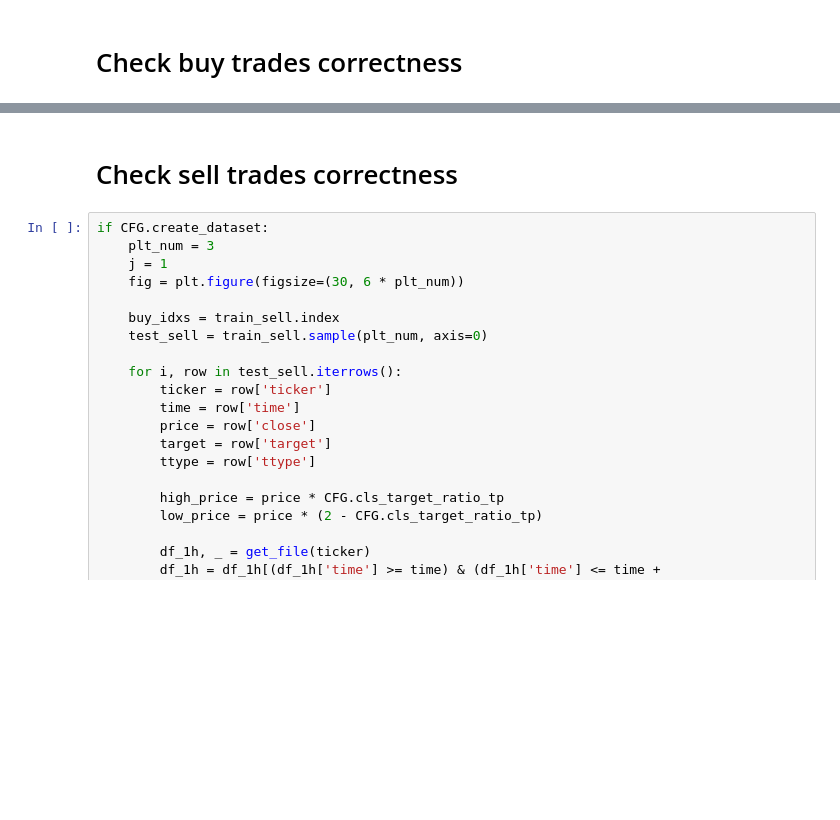
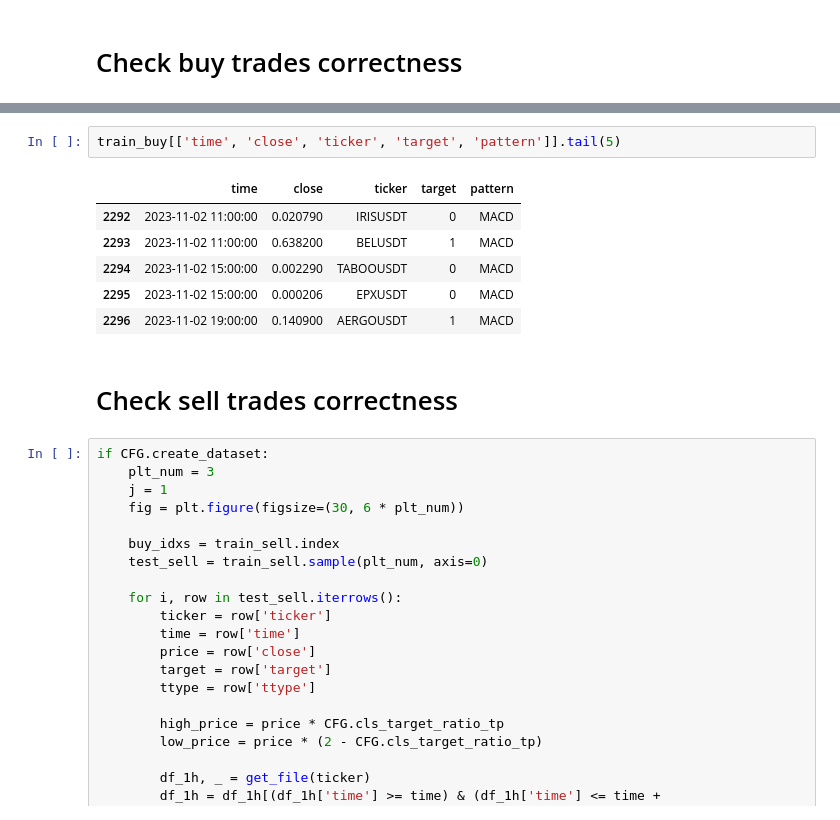
Before and after one commit to beatwad/sigbot, a Jupyter notebook: sigbot/ml/train_model.ipynb, the cells around one changed output, grey strips where cells are left out. Saved outputs shown, nothing was run; the diff lists cells and outputs as text; blank space fills up the shorter version.

```diff
--- a/sigbot/ml/train_model.ipynb
+++ b/sigbot/ml/train_model.ipynb
@@ -425,3 +430,12 @@ if CFG.create_dataset:
+# %%
+train_buy[['time', 'close', 'ticker', 'target', 'pattern']].tail(5)
+# %% [output]
+|  | time | close | ticker | target | pattern |
+| 2292 | 2023-11-02 11:00:00 | 0.020790 | IRISUSDT | 0 | MACD |
+| 2293 | 2023-11-02 11:00:00 | 0.638200 | BELUSDT | 1 | MACD |
+| 2294 | 2023-11-02 15:00:00 | 0.002290 | TABOOUSDT | 0 | MACD |
+| 2295 | 2023-11-02 15:00:00 | 0.000206 | EPXUSDT | 0 | MACD |
+| 2296 | 2023-11-02 19:00:00 | 0.140900 | AERGOUSDT | 1 | MACD |
 # %% [markdown]
 # Check sell trades correctness
 # %%
```
Also changed, not shown: parts of 12 cells of this notebook, 3 other files.
